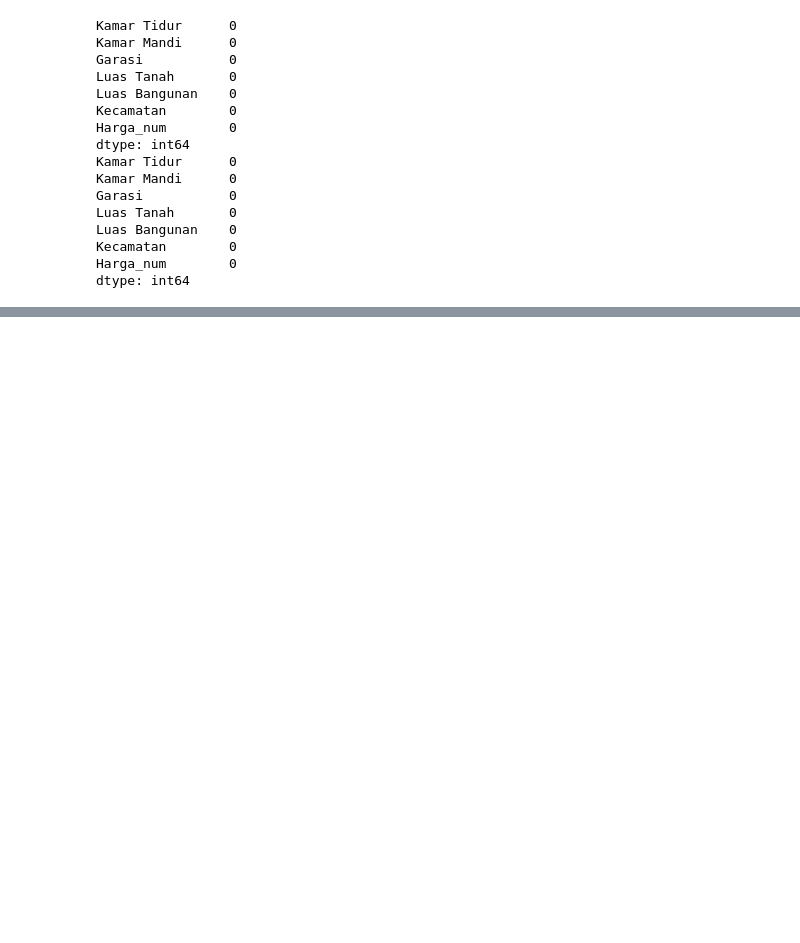
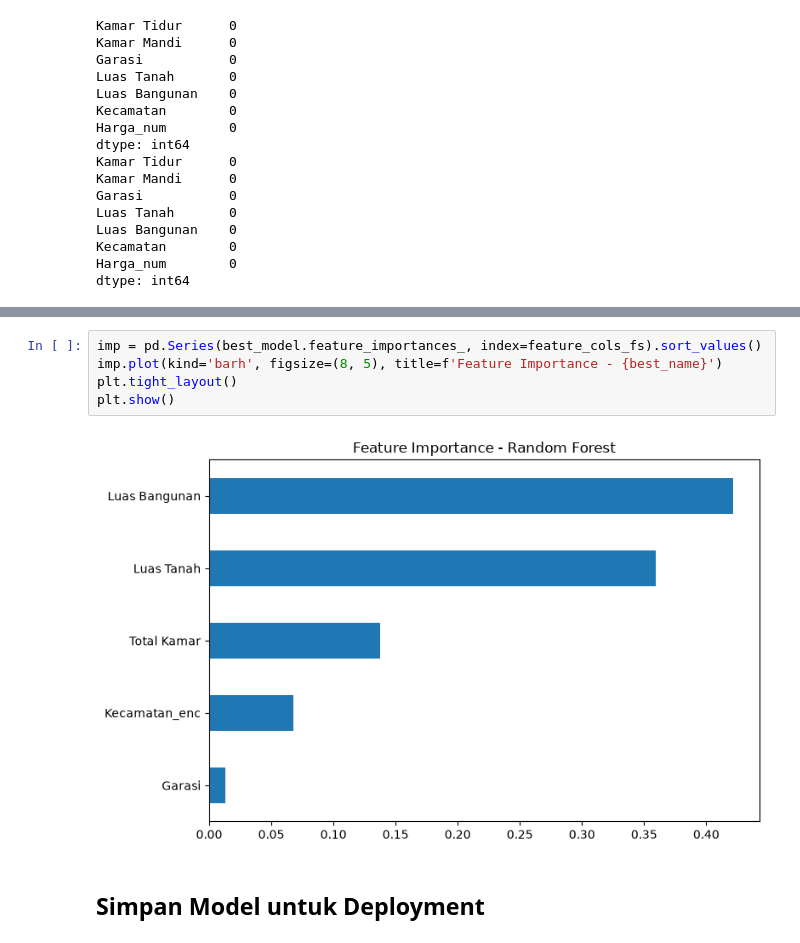
Before and after one commit to arseniow777/depok-house-price-prediction, a Jupyter notebook: notebooks/depok_house_price.ipynb, the cells around one changed output, grey strips where cells are left out. Saved outputs shown, nothing was run; the diff lists cells and outputs as text; blank space fills up the shorter version.

```diff
--- a/notebooks/depok_house_price.ipynb
+++ b/notebooks/depok_house_price.ipynb
@@ -924,0 +1154,9 @@ Best CV R2: 0.8426589565031495
+# %%
+imp = pd.Series(best_model.feature_importances_, index=feature_cols_fs).sort_values()
+imp.plot(kind='barh', figsize=(8, 5), title=f'Feature Importance - {best_name}')
+plt.tight_layout()
+plt.show()
+# %% [output]
+[figure, added]
+# %% [markdown]
+## Simpan Model untuk Deployment
```
Also changed, not shown: parts of 30 cells of this notebook, 11 other files.
